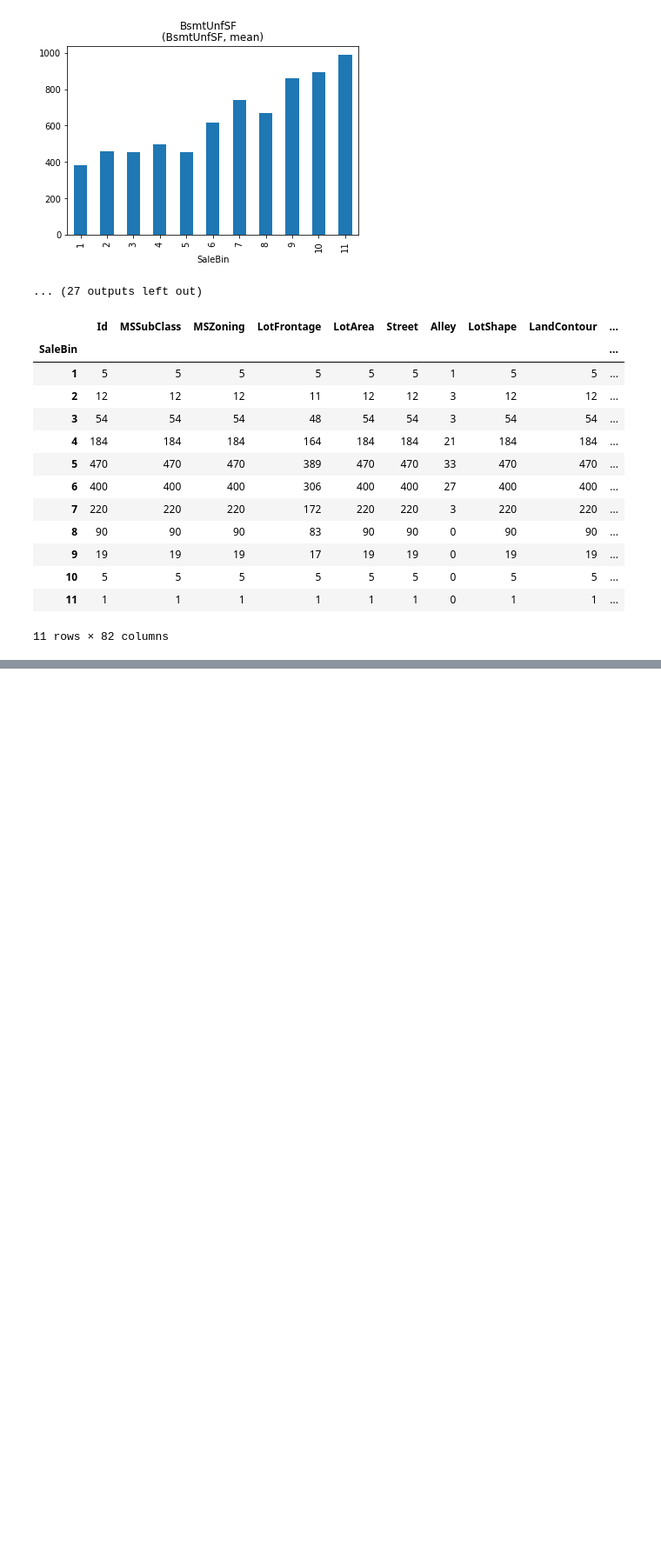
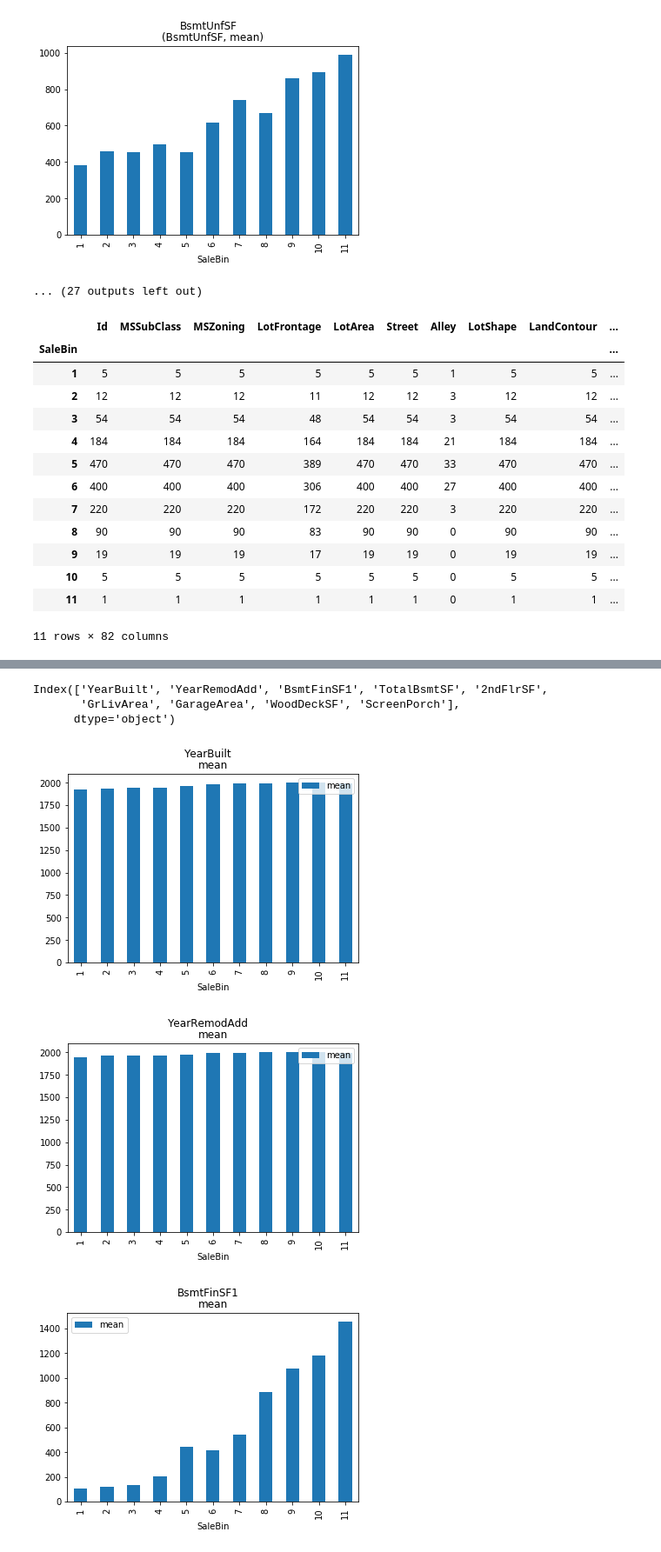
Before and after one commit to deanjgoldman/housing-ml, a Jupyter notebook: MC_Cleaning.ipynb, the cells around one changed output, grey strips where cells are left out. Shown at 87% size. Cells and saved outputs as stored; diff of their text form; code cells hidden in the pictures; blank space fills up the shorter version.

Commit message:
investigating feature selection with lasso, need a better pass at missingness and imputation

```diff
--- a/MC_Cleaning.ipynb
+++ b/MC_Cleaning.ipynb
@@ -377,0 +460,3 @@ AttributeError: 'DataFrameGroupBy' object has no attribute 'dummy'
+# %%
+# drop some of the sale dependent variables we created
+X = NoNullDum.drop(['SalePrice','LogSale', 'SaleBin'], axis = 1)
@@ -377,0 +491,5 @@ AttributeError: 'DataFrameGroupBy' object has no attribute 'dummy'
+# %%
+columns = X.columns
+selector = VarianceThreshold(.8)
+selector.fit_transform(X)
+labels = [columns[x] for x in selector.get_support(indices=True)]
@@ -377,0 +517,14 @@ AttributeError: 'DataFrameGroupBy' object has no attribute 'dummy'
+# %%
+#Feature selection using Select from model
+# set up y
+y = train.LogSale
+
+# We use the base estimator Lasso since the L1 norm promotes sparsity of features.
+clf = LassoCV(cv = 10) #instantiating LassoCV. CV will do an additional crossvalidation? Can combine this is k-fold technique for
+#nested CV? 3 was default
+
+sfm = SelectFromModel(clf, threshold= None)
+sfm.fit(X, y)
+n_features = sfm.transform(X).shape[1]
+
+LassoFeatures = [columns[x] for x in selector.get_support(indices=True)]
@@ -377,0 +541,16 @@ AttributeError: 'DataFrameGroupBy' object has no attribute 'dummy'
+# %%
+LassoFeatures = X.columns[sfm.get_support()]
+LassoFeatures
+
+# we can see selected Features here using model.get_support. only 9 features
+# %% [output]
+Index(['YearBuilt', 'YearRemodAdd', 'BsmtFinSF1', 'TotalBsmtSF', '2ndFlrSF',
+       'GrLivArea', 'GarageArea', 'WoodDeckSF', 'ScreenPorch'],
+      dtype='object')
+# %%
+for each in LassoFeatures:
+    plt.show(summaryMean[each].plot(kind = 'bar', title = each, subplots = True))
+# %% [output]
+[figure, added]
+[figure, added]
+[figure, added]
```
Also changed, not shown: parts of 36 cells of this notebook.
